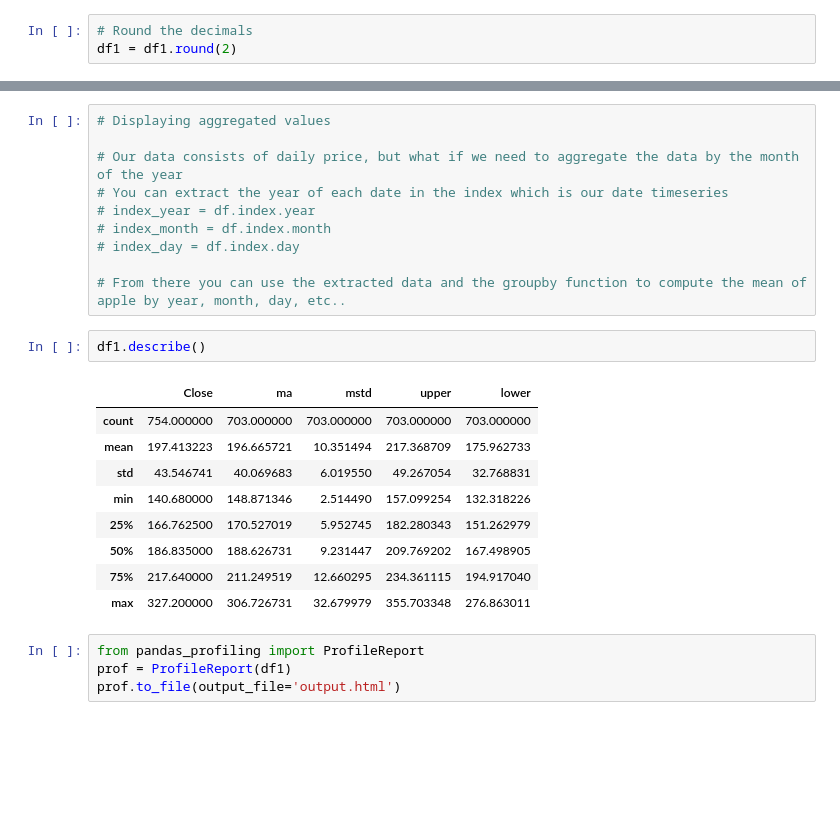
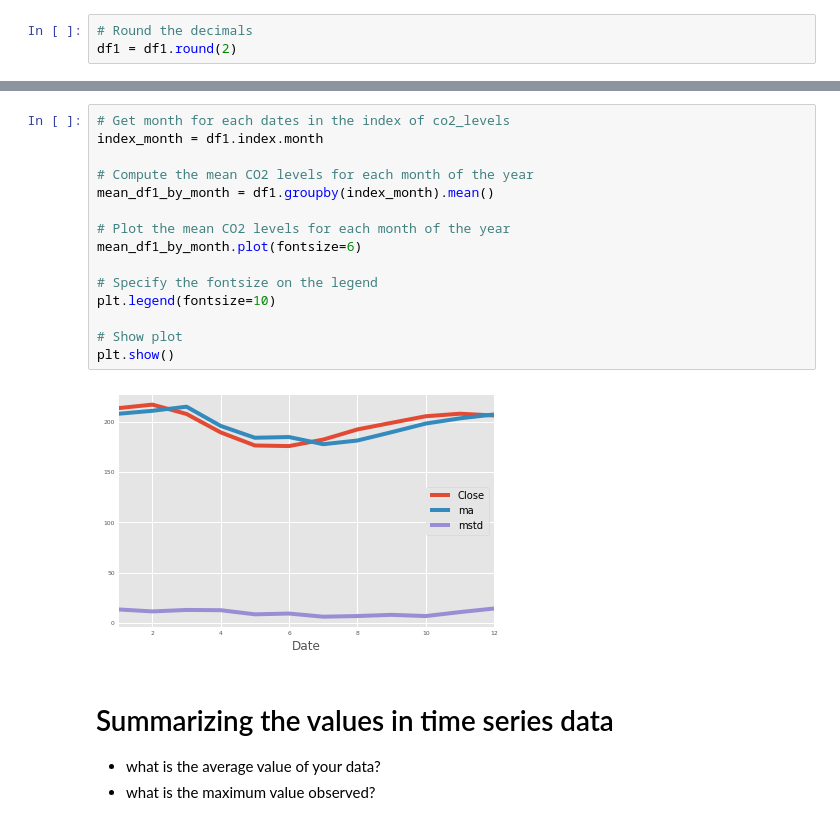
Before and after one commit to hilljtm/py_practice, a Jupyter notebook: visualizing_time_series.ipynb, the cells around one changed output, grey strips where cells are left out. Drawn from its saved outputs; the diff is of its cells as text; blank space fills up the shorter version.

```diff
--- a/visualizing_time_series.ipynb
+++ b/visualizing_time_series.ipynb
@@ -211,26 +197,22 @@ plt.show();
-# %%
-# Displaying aggregated values
-
-# Our data consists of daily price, but what if we need to aggregate the data by the month of the year
-# You can extract the year of each date in the index which is our date timeseries
-# index_year = df.index.year
-# index_month = df.index.month
-# index_day = df.index.day
-
-# From there you can use the extracted data and the groupby function to compute the mean of apple by year, month, day, etc..
-# %%
-df1.describe()
-# %% [output]
-|  | Close | ma | mstd | upper | lower |
-| count | 754.000000 | 703.000000 | 703.000000 | 703.000000 | 703.000000 |
-| mean | 197.413223 | 196.665721 | 10.351494 | 217.368709 | 175.962733 |
-| std | 43.546741 | 40.069683 | 6.019550 | 49.267054 | 32.768831 |
-| min | 140.680000 | 148.871346 | 2.514490 | 157.099254 | 132.318226 |
-| 25% | 166.762500 | 170.527019 | 5.952745 | 182.280343 | 151.262979 |
-| 50% | 186.835000 | 188.626731 | 9.231447 | 209.769202 | 167.498905 |
-| 75% | 217.640000 | 211.249519 | 12.660295 | 234.361115 | 194.917040 |
-| max | 327.200000 | 306.726731 | 32.679979 | 355.703348 | 276.863011 |
-# %%
-from pandas_profiling import ProfileReport
-prof = ProfileReport(df1)
-prof.to_file(output_file='output.html')
+# %%
+# Get month for each dates in the index of co2_levels
+index_month = df1.index.month
+
+# Compute the mean CO2 levels for each month of the year
+mean_df1_by_month = df1.groupby(index_month).mean()
+
+# Plot the mean CO2 levels for each month of the year
+mean_df1_by_month.plot(fontsize=6)
+
+# Specify the fontsize on the legend
+plt.legend(fontsize=10)
+
+# Show plot
+plt.show()
+# %% [output]
+[figure, added]
+# %% [markdown]
+# Summarizing the values in time series data
+
+* what is the average value of your data?
+* what is the maximum value observed?
```
Also changed, not shown: parts of 8 cells of this notebook.
